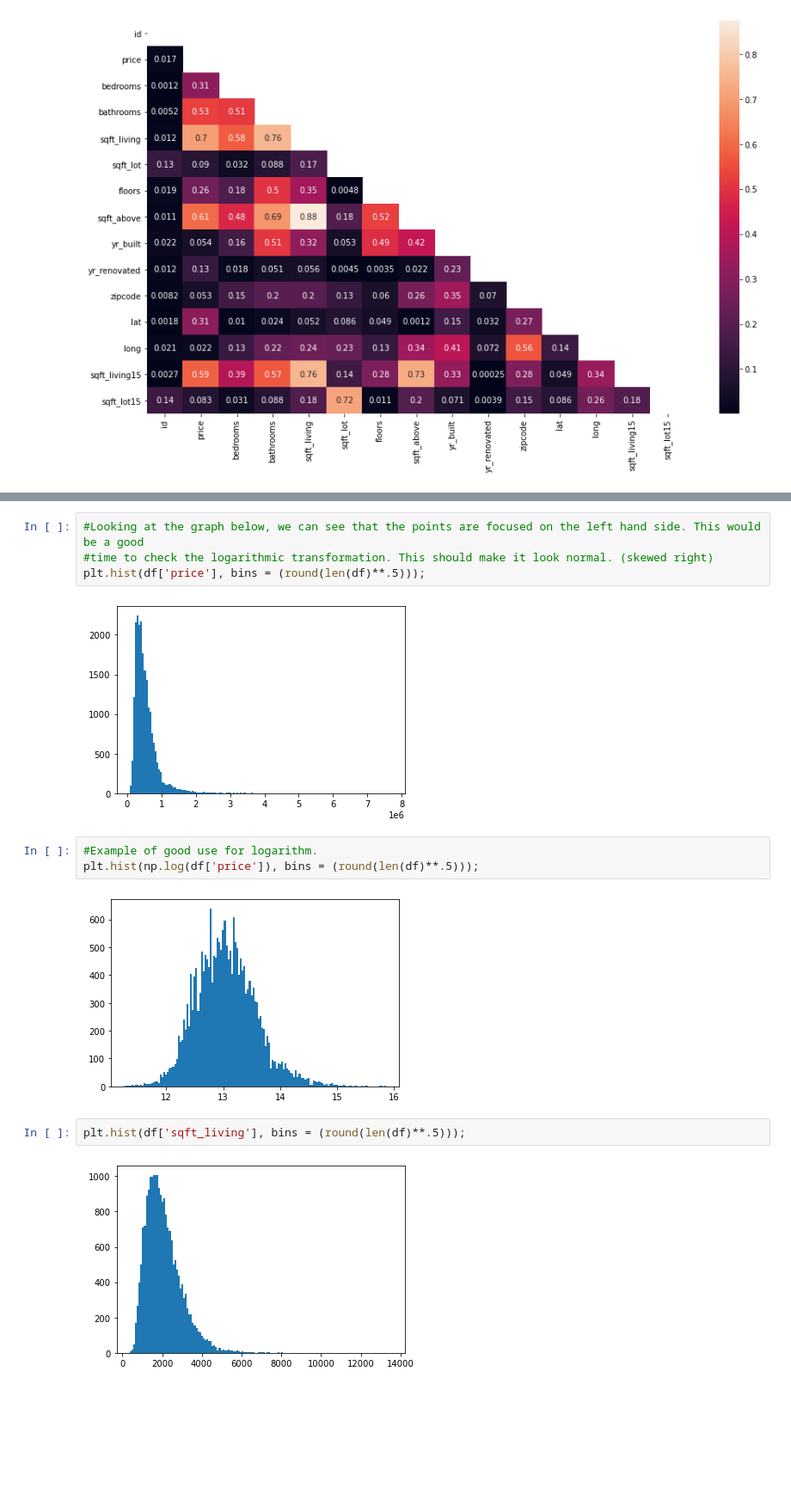
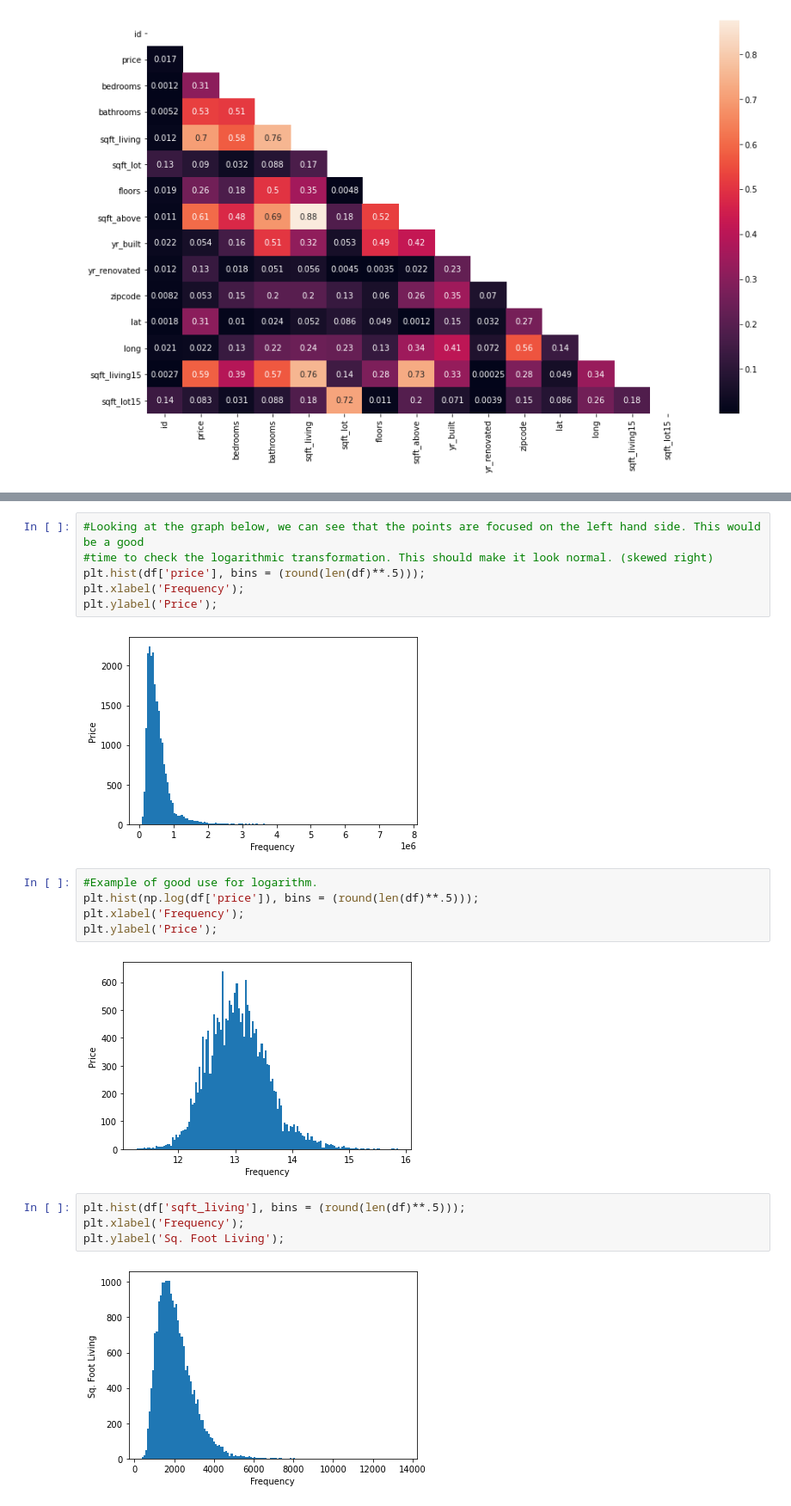
Before and after one commit to kyongminso/phase_2_project, a Jupyter notebook: Kyongmin.ipynb, the cells around one changed output, grey strips where cells are left out. Shown at 86% size. Saved outputs shown, nothing was run; the diff lists cells and outputs as text; blank space fills up the shorter version.

```diff
--- a/Kyongmin.ipynb
+++ b/Kyongmin.ipynb
@@ -56,16 +133,22 @@ sns.heatmap(abs(df.corr()), mask=mask,annot=True)
 #Looking at the graph below, we can see that the points are focused on the left hand side. This would be a good
 #time to check the logarithmic transformation. This should make it look normal. (skewed right)
 plt.hist(df['price'], bins = (round(len(df)**.5)));
+plt.xlabel('Frequency');
+plt.ylabel('Price');
 # %% [output]
-[figure, old version]
+[figure, new version]
 # %%
 #Example of good use for logarithm.
 plt.hist(np.log(df['price']), bins = (round(len(df)**.5)));
+plt.xlabel('Frequency');
+plt.ylabel('Price');
 # %% [output]
-[figure, old version]
+[figure, new version]
 # %%
 plt.hist(df['sqft_living'], bins = (round(len(df)**.5)));
+plt.xlabel('Frequency');
+plt.ylabel('Sq. Foot Living');
 # %% [output]
-[figure, old version]
+[figure, new version]
 # %%
 plt.hist(np.log(df['sqft_living']), bins = (round(len(df)**.5)));
```
Also changed, not shown: parts of 16 cells of this notebook.
